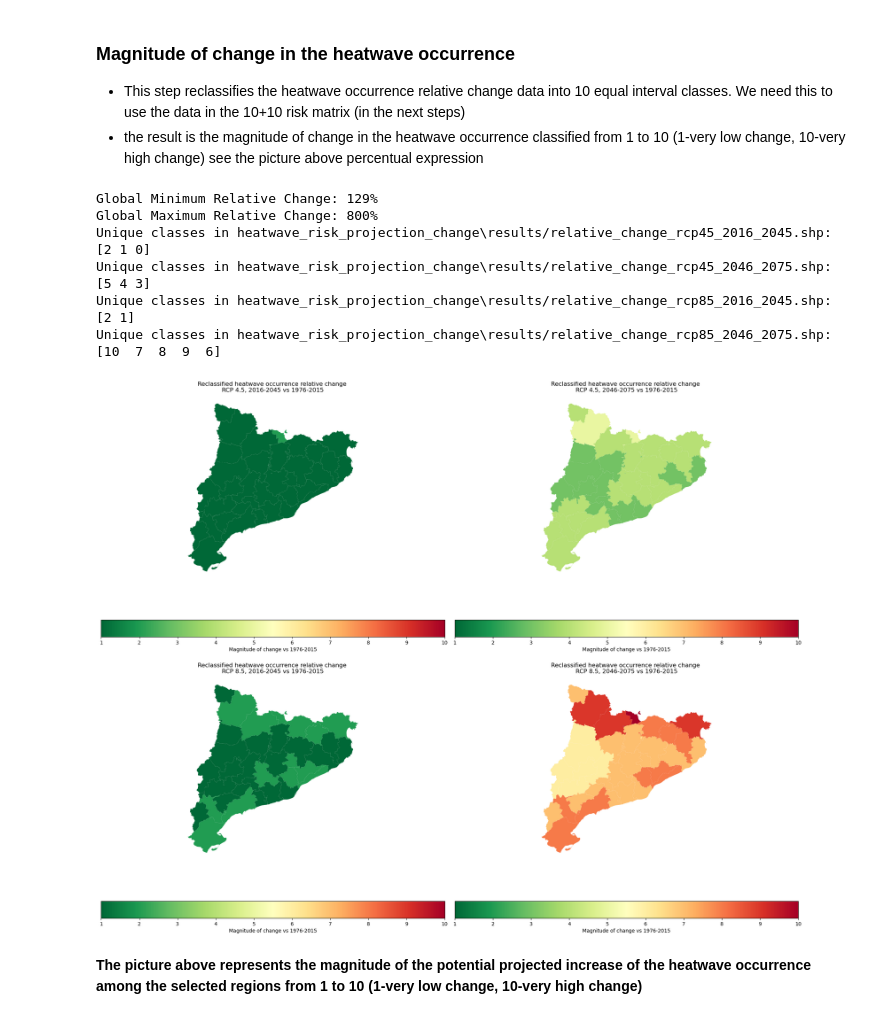
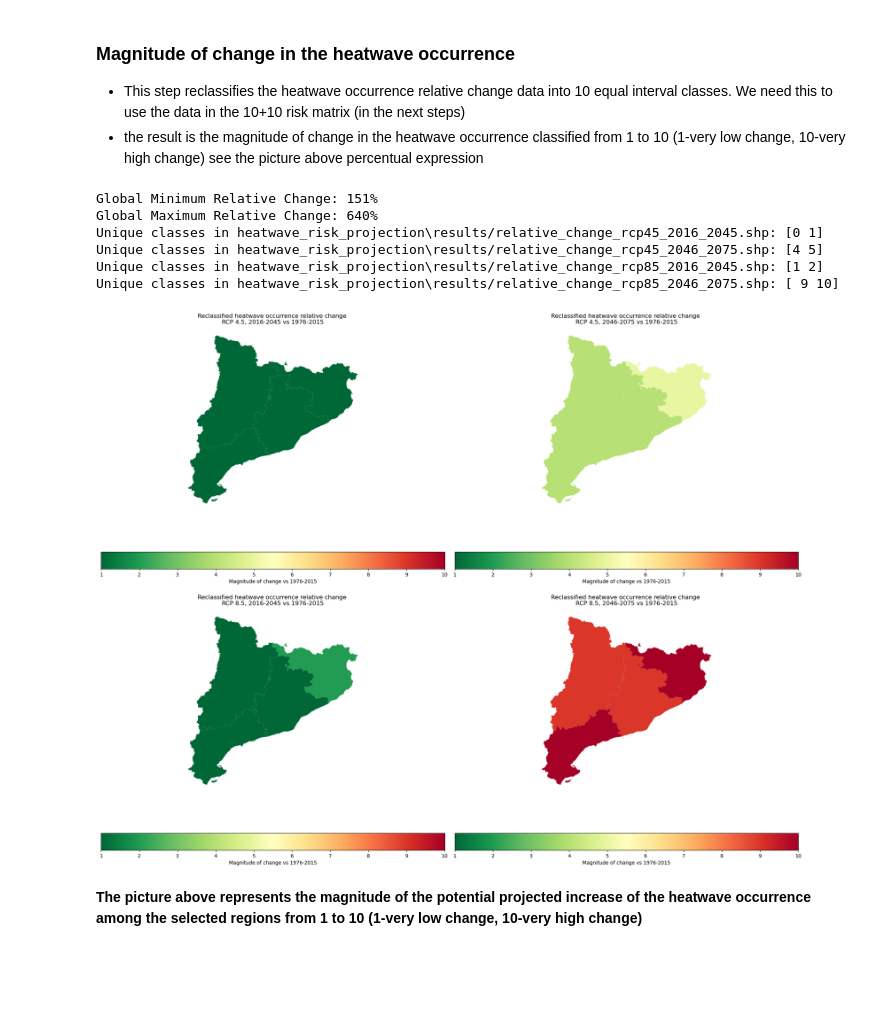
Before and after one commit to CLIMAAX/HEATWAVES, a Jupyter notebook: heatwave_risk_projected_change_Catalunya_example.ipynb, the cells around one changed output. Drawn from its saved outputs; the diff is of its cells as text; code cells hidden in the pictures; blank space fills up the shorter version.

```diff
--- a/heatwave_risk_projected_change_Catalunya_example.ipynb
+++ b/heatwave_risk_projected_change_Catalunya_example.ipynb
@@ -56,7 +56,7 @@ from matplotlib.colors import ListedColormap # Data plotting.
 ### Create a directory structure
 # %%
 # Define the directory for the flashflood workflow preprocess
-workflow_folder = 'heatwave_risk_projection_change'
+workflow_folder = 'heatwave_risk_projection'
 # Define directories for data and results within the previously defined workflow directory
 data_dir = os.path.join(workflow_folder,'data')
 results_dir = os.path.join(workflow_folder,'results')
@@ -83,7 +83,7 @@ The risk assessment will be provided to resolve the administrative border area t
 - Keep or change the  **'3.shp' to '2.shp'** and you will see the choosen administrative borders plotted below.
 # %%
 # Use glob to find the shapefile ending with '2.shp'
-shapefile_pattern = os.path.join(data_dir, '*_3.shp')
+shapefile_pattern = os.path.join(data_dir, '*_2.shp')
 shapefile_paths = glob.glob(shapefile_pattern)
 
 # Check if any shapefiles were found and read the first one
@@ -99,8 +99,12 @@ gdf.plot()
 - you can select the subregions with this code
 -  **if you want to calculate the risk assessment for the whole country then skip this part!!!** and continue with Extract of bounding box
 - we recommend this approach for bigger countries
+# %%
+select_subregion = 1 # change to 1 to select subregion
+subregion_name = 'Cataluña'
 # %%
 # This code can select the subregion e.g.Cataluna
-gdf=gdf[gdf["NAME_1"]=='Cataluña']
-gdf.plot()
+if select_subregion:
+    gdf=gdf[gdf["NAME_1"]==subregion_name]
+    gdf.plot()
 # %% [output]
@@ -442,11 +436,11 @@ global_min = np.inf
 global_max = -np.inf
 
 for shapefile_path in shapefiles:
-    gdf = gpd.read_file(shapefile_path)
-    relative_col = find_relative_column(gdf)
+    gdf_shp = gpd.read_file(shapefile_path)
+    relative_col = find_relative_column(gdf_shp)
     if relative_col:
-        min_value = gdf[relative_col].min()
-        max_value = gdf[relative_col].max()
+        min_value = gdf_shp[relative_col].min()
+        max_value = gdf_shp[relative_col].max()
         global_min = min(global_min, min_value)
         global_max = max(global_max, max_value)
 
@@ -466,48 +460,48 @@ axes = axes.flatten()
 # Process each shapefile with the determined class intervals
 for i, (shapefile_path, title, output_path) in enumerate(zip(shapefiles, titles, output_filenames)):
     # Load the shapefile
-    gdf = gpd.read_file(shapefile_path)
+    gdf_shp = gpd.read_file(shapefile_path)
 
     # Identify the column containing the relative change
-    relative_col = find_relative_column(gdf)
+    relative_col = find_relative_column(gdf_shp)
 
     if relative_col is None:
         raise ValueError(f"No 'relative' column found in the GeoDataFrame for {shapefile_path}.")
 
     # Reclassify the data according to the global class intervals
-    gdf['class'] = np.digitize(gdf[relative_col], class_intervals, right=True)
+    gdf_shp['class'] = np.digitize(gdf_shp[relative_col], class_intervals, right=True)
 
     # Print the unique classes to check the distribution
-    print(f"Unique classes in {shapefile_path}: {gdf['class'].unique()}")
+    print(f"Unique classes in {shapefile_path}: {gdf_shp['class'].unique()}")
 
     # Plot the reclassified data on the corresponding subplot
-    gdf.plot(column='class', ax=axes[i], legend=True,
+    gdf_shp.plot(column='class', ax=axes[i], legend=True,
              legend_kwds={
                  'label': "Magnitude of change vs 1976-2015",
                  'orientation': "horizontal",
                  'ticks': np.arange(1, 11),  # Set ticks from 1 to 10
                  'format': lambda x, _: f'{int(x)}'  # Format ticks as integers
              },
              cmap='RdYlGn_r',
              vmin=1, vmax=10)  # Ensure color mapping from 1 to 10
 
     axes[i].set_title(title)
     axes[i].axis('off')
 
     # Save the reclassified shapefile
-    gdf.to_file(output_path)
+    gdf_shp.to_file(output_path)
 
 # Adjust layout
 plt.tight_layout()
 plt.show()
 # %% [output]
-Global Minimum Relative Change: 129%
-Global Maximum Relative Change: 800%
-Unique classes in heatwave_risk_projection_change\results/relative_change_rcp45_2016_2045.shp: [2 1 0]
-Unique classes in heatwave_risk_projection_change\results/relative_change_rcp45_2046_2075.shp: [5 4 3]
-Unique classes in heatwave_risk_projection_change\results/relative_change_rcp85_2016_2045.shp: [2 1]
-Unique classes in heatwave_risk_projection_change\results/relative_change_rcp85_2046_2075.shp: [10  7  8  9  6]
+Global Minimum Relative Change: 151%
+Global Maximum Relative Change: 640%
+Unique classes in heatwave_risk_projection\results/relative_change_rcp45_2016_2045.shp: [0 1]
+Unique classes in heatwave_risk_projection\results/relative_change_rcp45_2046_2075.shp: [4 5]
+Unique classes in heatwave_risk_projection\results/relative_change_rcp85_2016_2045.shp: [1 2]
+Unique classes in heatwave_risk_projection\results/relative_change_rcp85_2046_2075.shp: [ 9 10]
-[figure, old version]
+[figure, new version]
 # %% [markdown]
 **The picture above represents the magnitude of the potential projected increase of the heatwave occurrence among the selected regions from 1 to 10 (1-very low change, 10-very high change)**
 # %% [markdown]
```
Also changed, not shown: parts of 10 cells of this notebook.
